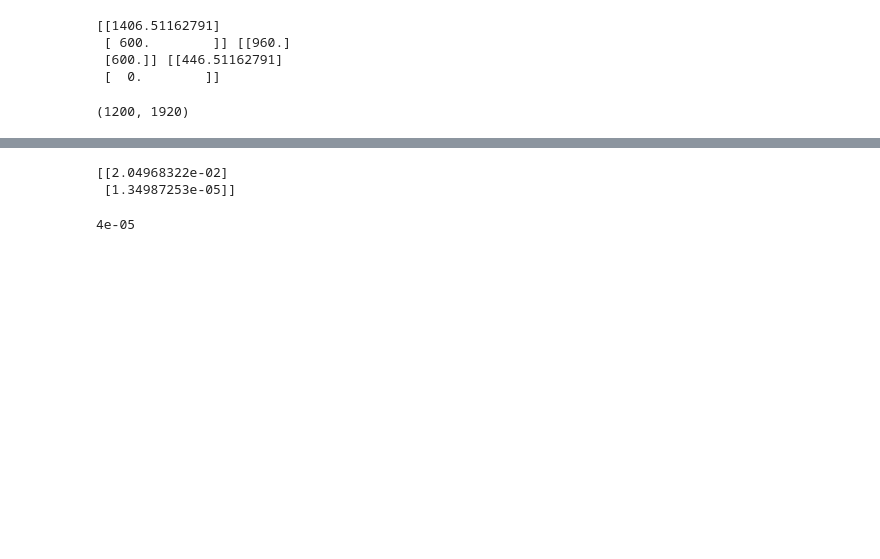
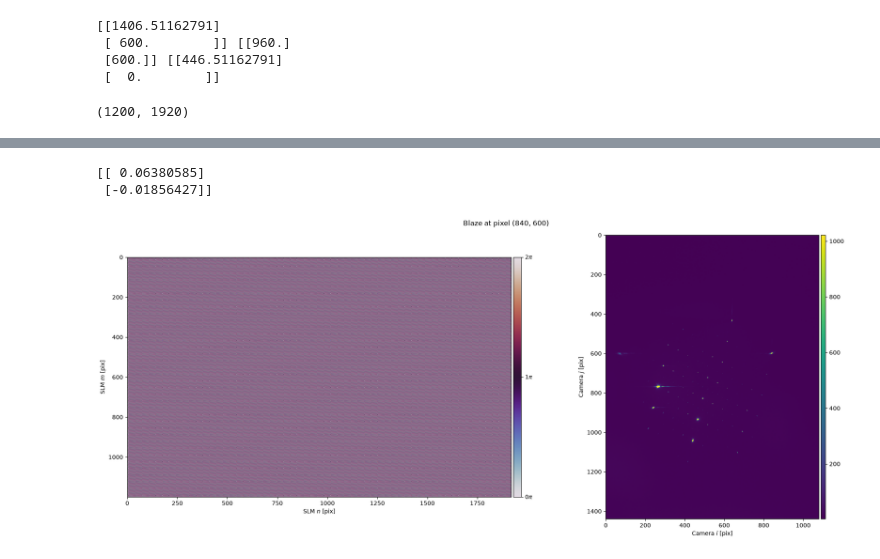
Before and after one commit to xcooke/slm, a Jupyter notebook: fourier_calibrate.ipynb, the cells around one changed output, grey strips where cells are left out. Saved outputs shown, nothing was run; the diff lists cells and outputs as text; code cells hidden in the pictures; blank space fills up the shorter version.

```diff
--- a/fourier_calibrate.ipynb
+++ b/fourier_calibrate.ipynb
@@ -56,5 +70,3 @@ print(pitch_point_knm, origin_knm, pitch_knm)
 slm.shape
 # %% [output]
 (1200, 1920)
-# %%
-cam.set_exposure(0.001)
@@ -89,16 +116,14 @@ fs.save_calibration("fourier")
 # %%
-vector = fs.ijcam_to_kxyslm((840, 540))
+vector = fs.ijcam_to_kxyslm((840, 600))
 print(vector)
 # %% [output]
-[[2.04968322e-02]
- [1.34987253e-05]]
+[[ 0.06380585]
+ [-0.01856427]]
-# %%
-cam.set_exposure(4e-6)
-# %% [output]
-4e-05
 # %%
 blaze_phase = toolbox.phase.blaze(grid=slm, vector=vector)
 
-fs.plot(blaze_phase, title="Blaze at pixel (840, 540)", cam_limits=.5)
+fs.plot(blaze_phase, title="Blaze at pixel (840, 600)")
 
 img = cam.get_image()
+# %% [output]
+[figure, added]
```
Also changed, not shown: parts of 8 cells of this notebook, 7 other files.
